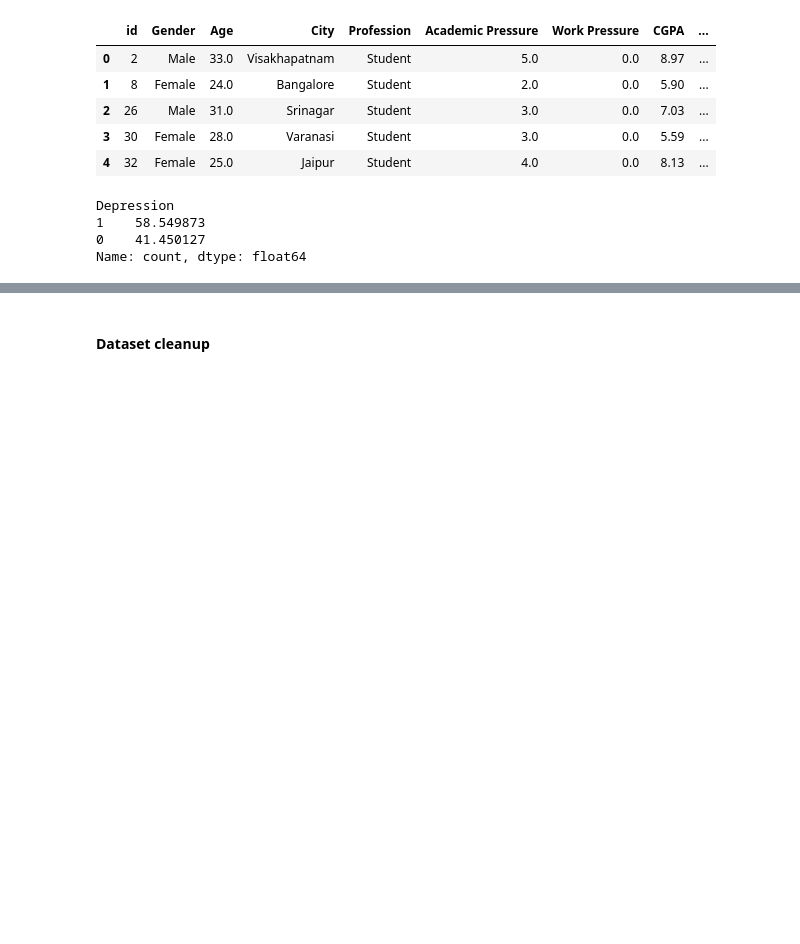
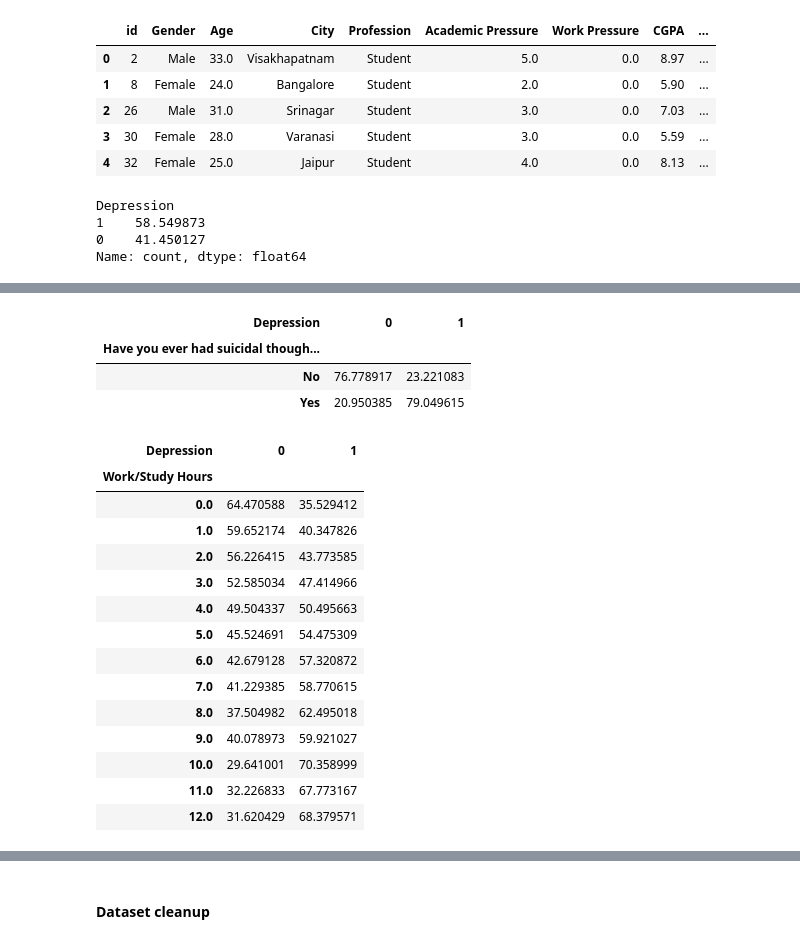
Before and after one commit to paranjaa/ece1508-student-depression-project, a Jupyter notebook: ECE1508_Project.ipynb, the cells around one changed output, grey strips where cells are left out. Saved outputs shown, nothing was run; the diff lists cells and outputs as text; code cells hidden in the pictures; blank space fills up the shorter version.

Commit message:
Organized Content from other notebooks, re-added section on correlation to check each column

```diff
--- a/ECE1508_Project.ipynb
+++ b/ECE1508_Project.ipynb
@@ -105,0 +146,28 @@ Name: count, dtype: float64
+# %%
+pd.crosstab(df['Have you ever had suicidal thoughts ?'], df['Depression'], normalize='index') * 100
+# another strong correlation, having suicidal thoughts significantly correlates with having depression
+# %% [output]
+| Depression | 0 | 1 |
+| Have you ever had suicidal though... |  |  |
+| No | 76.778917 | 23.221083 |
+| Yes | 20.950385 | 79.049615 |
+# %%
+pd.crosstab(df['Work/Study Hours'], df['Depression'], normalize='index') * 100
+# not as strong a correlation as expected, but higher work/study hours does seem to (generally) increase chances of depression
+# weird that people working 12 hours aren't more frequently depressed than people working 10?
+# %% [output]
+| Depression | 0 | 1 |
+| Work/Study Hours |  |  |
+| 0.0 | 64.470588 | 35.529412 |
+| 1.0 | 59.652174 | 40.347826 |
+| 2.0 | 56.226415 | 43.773585 |
+| 3.0 | 52.585034 | 47.414966 |
+| 4.0 | 49.504337 | 50.495663 |
+| 5.0 | 45.524691 | 54.475309 |
+| 6.0 | 42.679128 | 57.320872 |
+| 7.0 | 41.229385 | 58.770615 |
+| 8.0 | 37.504982 | 62.495018 |
+| 9.0 | 40.078973 | 59.921027 |
+| 10.0 | 29.641001 | 70.358999 |
+| 11.0 | 32.226833 | 67.773167 |
+| 12.0 | 31.620429 | 68.379571 |
```
Also changed, not shown: parts of 34 cells of this notebook.
